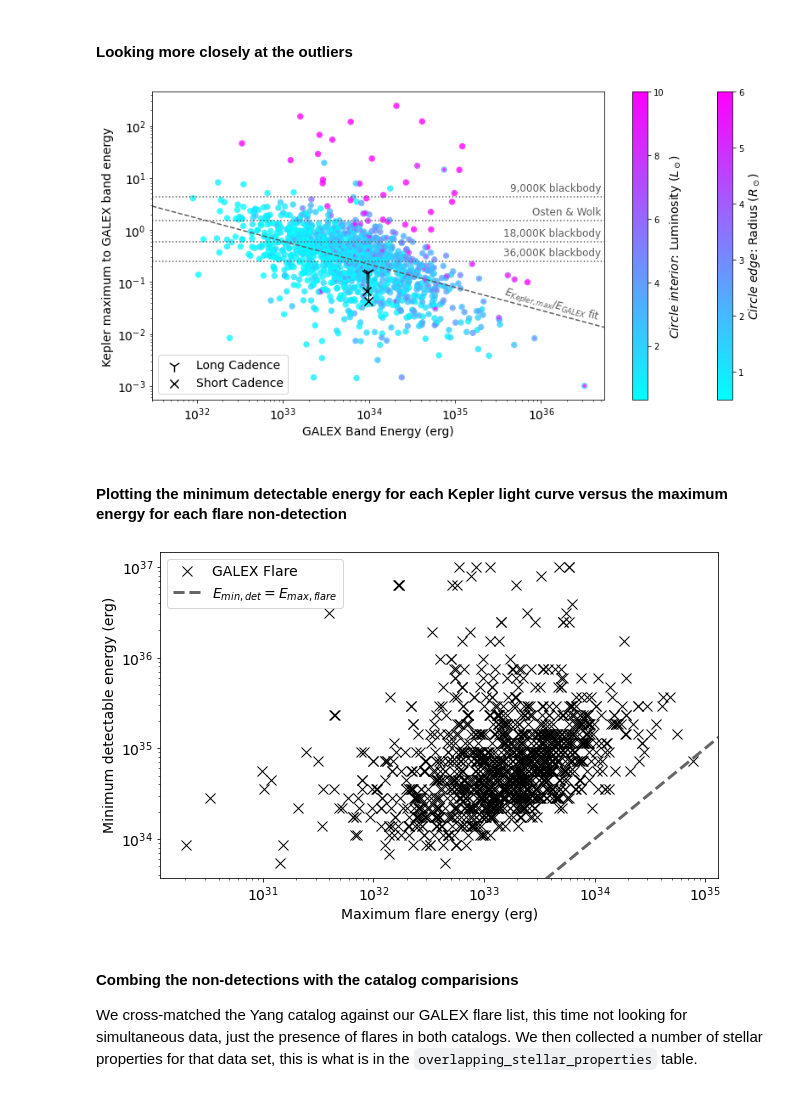
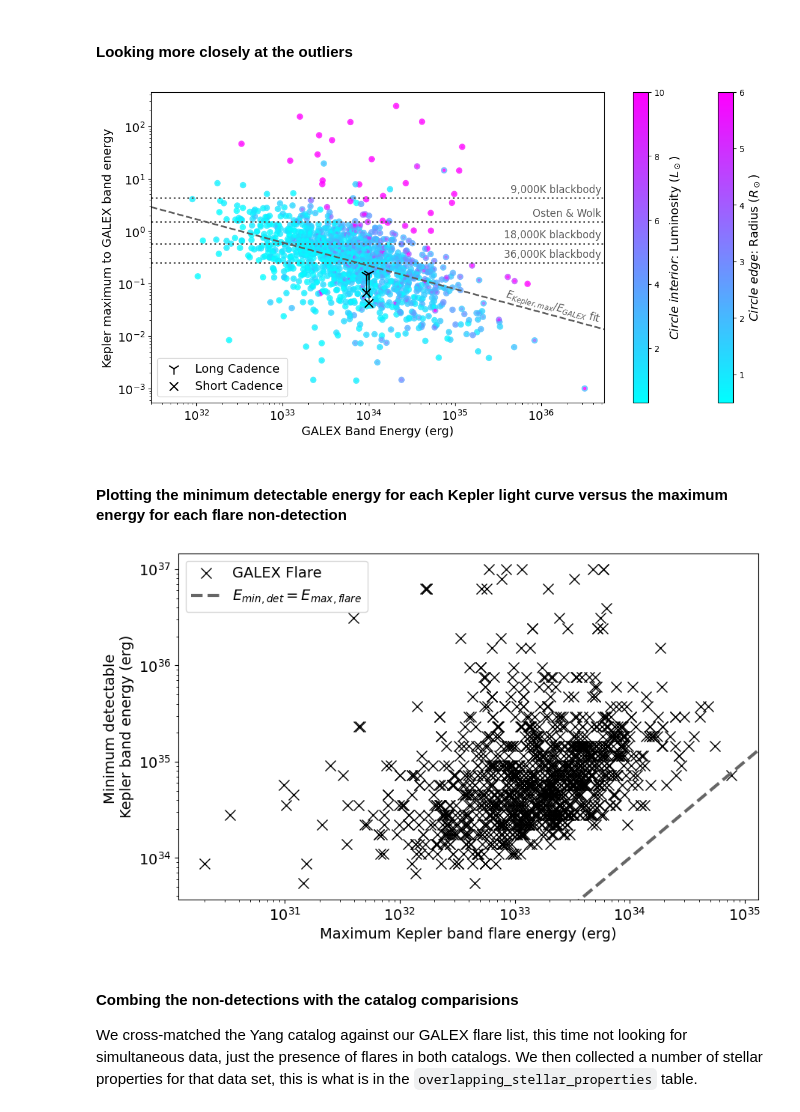
Before and after one commit to ceb8/optical_nuv_multiwavelength_flare_study, a Jupyter notebook: notebooks/10_Kepler_Nondetections.ipynb, the cells around one changed output. Drawn from its saved outputs; the diff is of its cells as text; code cells hidden in the pictures.

```diff
--- a/notebooks/10_Kepler_Nondetections.ipynb
+++ b/notebooks/10_Kepler_Nondetections.ipynb
@@ -648,22 +648,22 @@ ax.plot([sc_comparison_flares["g_E"][1], corresp_in_lc["g_E"][1]],
 ax.legend(loc="lower left", fontsize=14)
 
 frac = .16/.106
-ax.axhline(frac, color="#5e5e5e", ls=":")
+ax.axhline(frac, color="#5e5e5e", ls=":", lw=2)
 ax.text(x=5*10**36, y=frac, s="Osten & Wolk\n", va='bottom', ha="right", linespacing=.1, color="#5e5e5e", fontsize=12)
 
 bb = models.BlackBody(temperature=9000*u.K)
 frac = bb(arhap.Kepler_lamda)/bb(arhap.GALEX_lamda)
-ax.axhline(frac, color="#5e5e5e", ls=":")
+ax.axhline(frac, color="#5e5e5e", ls=":", lw=2)
 ax.text(x=5*10**36, y=frac, s="9,000K blackbody\n", va='bottom', ha="right", linespacing=.1, color="#5e5e5e", fontsize=12)
 
 bb = models.BlackBody(temperature=18000*u.K)
 frac = bb(arhap.Kepler_lamda)/bb(arhap.GALEX_lamda)
-ax.axhline(frac, color="#5e5e5e", ls=":")
+ax.axhline(frac, color="#5e5e5e", ls=":", lw=2)
 ax.text(x=5*10**36, y=frac, s="18,000K blackbody\n", va='bottom', ha="right", linespacing=.1, color="#5e5e5e", fontsize=12)
 
 bb = models.BlackBody(temperature=36000*u.K)
 frac = bb(arhap.Kepler_lamda)/bb(arhap.GALEX_lamda)
-ax.axhline(frac, color="#5e5e5e", ls=":")
+ax.axhline(frac, color="#5e5e5e", ls=":", lw=2)
 ax.text(x=5*10**36, y=frac, s="36,000K blackbody\n", va='bottom', ha="right", linespacing=.1, color="#5e5e5e", fontsize=12)
 
 ax.set_xlabel("GALEX Band Energy (erg)", fontsize=14)
@@ -673,7 +673,7 @@ ax.set_xlim(3*1e+31, 5.40602514020026e+36)
 #ax.set_ylim(0.003, 5000)
 
 xes = np.linspace(*ax.get_xlim(),10)
-ax.plot(xes, np.exp(b)*np.power(xes,m), "--", color="#5e5e5e")
+ax.plot(xes, np.exp(b)*np.power(xes,m), "--", color="#5e5e5e", lw=2)
 ax.text(x=5*10**36, y=.015, s="$E_{Kepler,max}/E_{GALEX}$ fit", fontsize=12,
         va='bottom', ha="right", color="#5e5e5e", rotation=-15)
 
@@ -684,7 +684,7 @@ f.savefig("../plots/g2k_outliers.pdf")
 
 plt.show()
 # %% [output]
-[figure, old version]
+[figure, new version]
 # %% [markdown]
 #### Plotting the minimum detectable energy for each Kepler light curve versus the maximum energy for each flare non-detection
 # %%
@@ -693,28 +693,28 @@ loc &= ~((comparison_flare_table["Lum"] > 10) & (comparison_flare_table["radius"
 # %%
 f, ax = plt.subplots(figsize=(10, 6))
 ax.tick_params(axis='both', labelsize=14)
 
 E_detectable = [lc_info_table[lc_info_table["KID"] == x]["min_det_eng"][0] for x in comparison_flare_table["KID"][loc]]
 
 ax.plot(comparison_flare_table["k_E_max"][loc], E_detectable, 'x', color="k", ms=10, label="GALEX Flare")
 
 
 #minval,maxval = np.min(recovered_injflare_table['inj_f_peak']), np.max(recovered_injflare_table['inj_f_peak'])
 ax.plot([10**31,10**37],[10**31,10**37], '--', color='#666666', lw=3, label="$E_{min, det} = E_{max, flare}$")
 
 ax.set_ylim(3.7e+33, 1.46e+37)
 ax.set_xlim(1.18e+30, 1.31e+35)
 ax.loglog()
 
-ax.set_ylabel("Minimum detectable energy (erg)", fontsize=14)
-ax.set_xlabel("Maximum flare energy (erg)", fontsize=14)
+ax.set_ylabel("Minimum detectable \nKepler band energy (erg)", fontsize=14)
+ax.set_xlabel("Maximum Kepler band flare energy (erg)", fontsize=14)
 ax.legend(fontsize=14, loc="upper left")
 
 f.savefig("../plots/E_detectable_vs_E_max.pdf")
 
 plt.show()
 # %% [output]
-[figure, old version]
+[figure, new version]
 # %% [markdown]
 #### Combing the non-detections with the catalog comparisions
 
```
Also changed, not shown: 6 other files.
